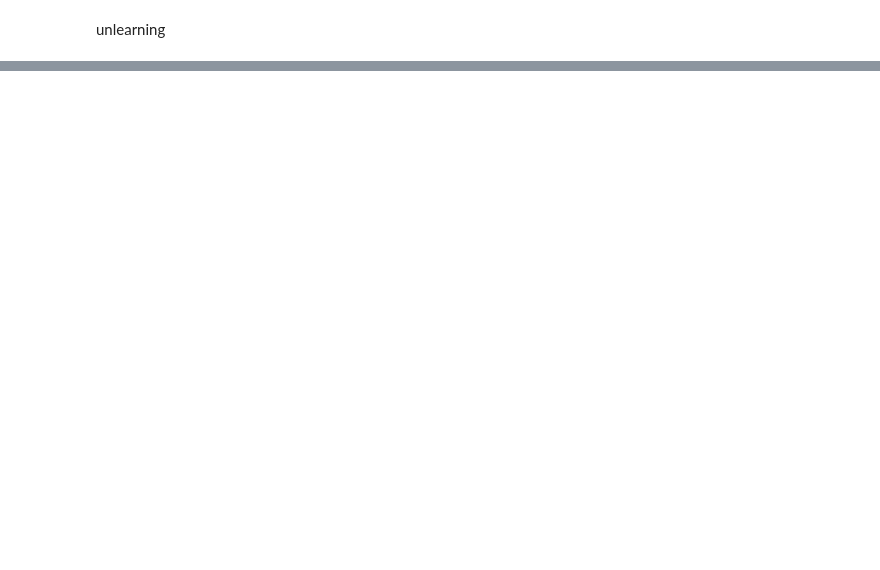
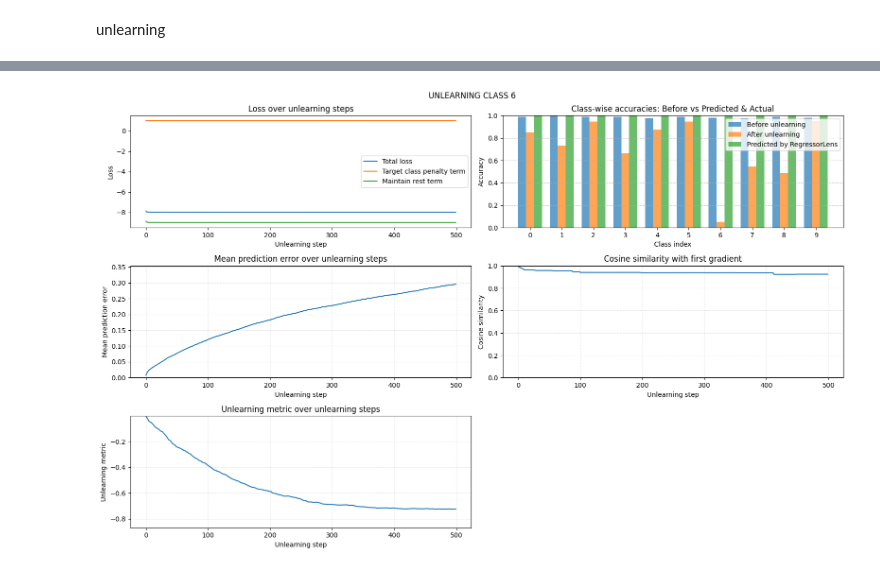
Before and after one commit to SimonIlic/WeightSpaceClassifier, a Jupyter notebook: notebooks/unlearning.ipynb, the cells around one changed output, grey strips where cells are left out. Drawn from its saved outputs; the diff is of its cells as text; code cells hidden in the pictures; blank space fills up the shorter version.

```diff
--- a/notebooks/unlearning.ipynb
+++ b/notebooks/unlearning.ipynb
@@ -174,45 +202,71 @@ evaluation
 # %%
-# ------- loss plotting -------
-plt.figure(figsize=(10, 6))
-plt.plot(loss_list, label="Total loss")
-plt.plot(target_term_list, label="Target class penalty term")
-# plt.plot(mse_term_list, label="MSE (RegressorLens faithfulness) term")
-plt.plot(mae_term_list, label="MAE (RegressorLens faithfulness) term")
-plt.xlabel("Unlearning step")
-plt.ylabel("Loss")
-plt.title("Loss over unlearning steps")
-plt.ylim(0, max(loss_list) * 1.2)
-plt.legend()
-plt.show()
+fig, axes = plt.subplots(3, 2, figsize=(16, 10))
+fig.suptitle(F"UNLEARNING CLASS {target_class}")
 
+# ------- (0,0) loss plotting -------
+ax = axes[0, 0]
+ax.plot(loss_list, label="Total loss")
+ax.plot(target_term_list, label="Target class penalty term")
+ax.plot(maintain_rest_list, label="Maintain rest term")
+# ax.plot(mse_term_list, label="MSE (RegressorLens faithfulness) term")
+# ax.plot(mae_term_list, label="MAE (RegressorLens faithfulness) term")
+ax.set_xlabel("Unlearning step")
+ax.set_ylabel("Loss")
+ax.set_title("Loss over unlearning steps")
+# ax.set_ylim(min(loss_list) * 1.2, max(loss_list) * 1.2)
+ax.legend()
+
+# ------- (0,1) accuracy -------
+before_accs = accuracies_test[MODEL_IDX]
 assert isinstance(RegressorLens, nn.Module), f"RegressorLens is not an instance of torch.nn.Module but {type(RegressorLens)}"
 preds = RegressorLens(doctored_input_weights.unsqueeze(0)).squeeze().detach().numpy()
 actual_accs = test_network_accuracy(doctored_input_weights.detach().numpy(), configs_test.iloc[MODEL_IDX]["config.activation"])[1]
-before_accs = accuracies_test[MODEL_IDX]
 
-# ------- accuracy plotting -------
+ax = axes[0, 1]
 classes = np.arange(len(preds))
 bar_width = 0.25
+ax.bar(classes - bar_width, before_accs, width=bar_width, label="Before unlearning", alpha=0.7)
+ax.bar(classes,              actual_accs, width=bar_width, label="After unlearning", alpha=0.7)
+ax.bar(classes + bar_width,  preds,       width=bar_width, label="Predicted by RegressorLens", alpha=0.7)
+ax.set_xlabel("Class index")
+ax.set_ylabel("Accuracy")
+ax.set_title("Class-wise accuracies: Before vs Predicted & Actual")
+ax.set_xticks(classes)
+ax.set_ylim(0, 1)
+ax.grid(axis="y", linestyle="--", alpha=0.7)
+ax.legend()
 
-plt.figure(figsize=(10, 6))
-plt.bar(classes - bar_width, before_accs, width=bar_width, label="Before unlearning", alpha=0.7)
-plt.bar(classes, actual_accs, width=bar_width, label="After unlearning", alpha=0.7)
-plt.bar(classes + bar_width, preds, width=bar_width, label="Predicted by RegressorLens", alpha=0.7)
-plt.xlabel("Class index")
-plt.ylabel("Accuracy")
-plt.title("Class-wise accuracies: Before Unlearning vs Predicted & Actual, after Unlearning")
-plt.xticks(classes)
-plt.ylim(0, 1)
-plt.legend()
-plt.grid(axis="y", linestyle="--", alpha=0.7)
+# ------- (1,0) mean prediction error -------
+ax = axes[1, 0]
+ax.plot(diffs_list)
+ax.set_xlabel("Unlearning step")
+ax.set_ylabel("Mean prediction error")
+ax.set_title("Mean prediction error over unlearning steps")
+ax.set_ylim(0, max(diffs_list) * 1.2 if len(diffs_list) else 1)
+ax.grid(linestyle="--", alpha=0.3)
+
+# ------- (1,1) gradient cosine similarity -------
+ax = axes[1, 1]
+ax.plot(cosine_sim_list)
+ax.set_xlabel("Unlearning step")
+ax.set_ylabel("Cosine similarity")
+ax.set_title("Cosine similarity with first gradient")
+ax.set_ylim(0, 1)
+ax.grid(linestyle="--", alpha=0.3)
+
+# ------- (2,0) unlearning metric -------
+ax = axes[2, 0]
+ax.plot(metric_list)
+ax.set_xlabel("Unlearning step")
+ax.set_ylabel("Unlearning metric")
+ax.set_title("Unlearning metric over unlearning steps")
+ax.set_ylim(min(metric_list) * 1.2, max(metric_list) * 1.2)
+ax.grid(linestyle="--", alpha=0.3)
+
+# hide the (2,1) subplot (bottom right)
+axes[2, 1].axis('off')
+
+plt.tight_layout()
 plt.show()
-
-
-# ------- error plotting -------
-plt.figure(figsize=(10, 6))
-plt.plot(diffs_list)
-plt.xlabel("Unlearning step")
-plt.ylabel("Mean prediction error")
-plt.title("Mean prediction error over unlearning steps")
-plt.ylim(0, max(diffs_list) * 1.2)
-plt.show()
+# %% [output]
+[figure, added]
```
Also changed, not shown: parts of 7 cells of this notebook.
